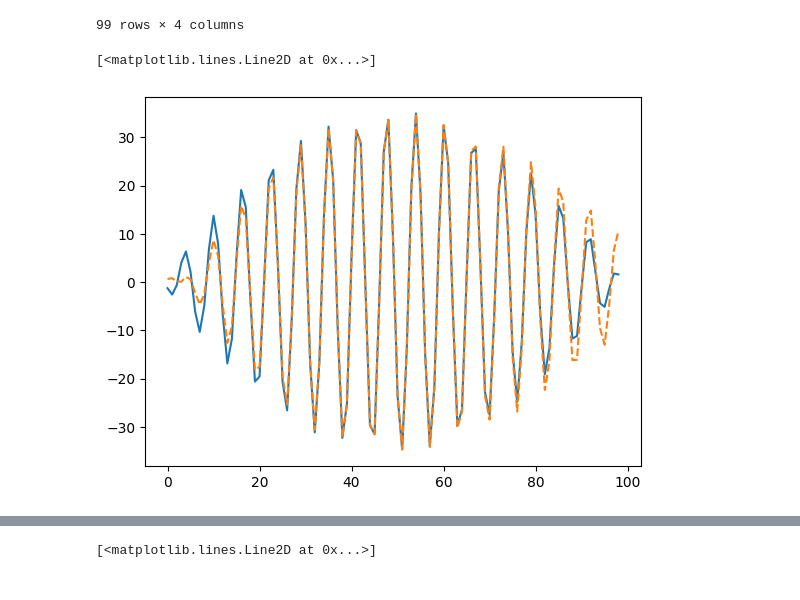
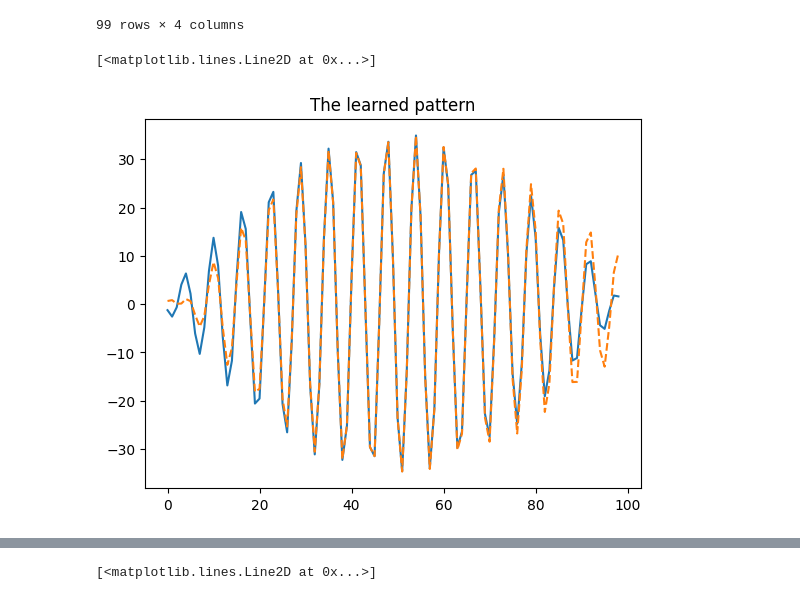
Before and after one commit to CaioMaxximus/Exploring-Different-Curves-with-Linear-Regression, a Jupyter notebook: creating-diferent-curves-with-linear-regression.ipynb, the cells around one changed output, grey strips where cells are left out. Cells and saved outputs as stored; diff of their text form; code cells hidden in the pictures.

```diff
--- a/creating-diferent-curves-with-linear-regression.ipynb
+++ b/creating-diferent-curves-with-linear-regression.ipynb
@@ -451,8 +458,9 @@ train_sin_cos_log_data
 # %%
 last_model = LinearRegression(fit_intercept=False)
 last_model.fit(train_sin_cos_log_data,last_non_linear_data)
+plt.title("The learned pattern")
 plt.plot(last_model.predict(train_sin_cos_log_data))
 plt.plot(last_non_linear_data,linestyle = "--")
 # %% [output]
 [<matplotlib.lines.Line2D at 0x...>]
-[figure, old version]
+[figure, new version]
```
Also changed, not shown: parts of 20 cells of this notebook.
